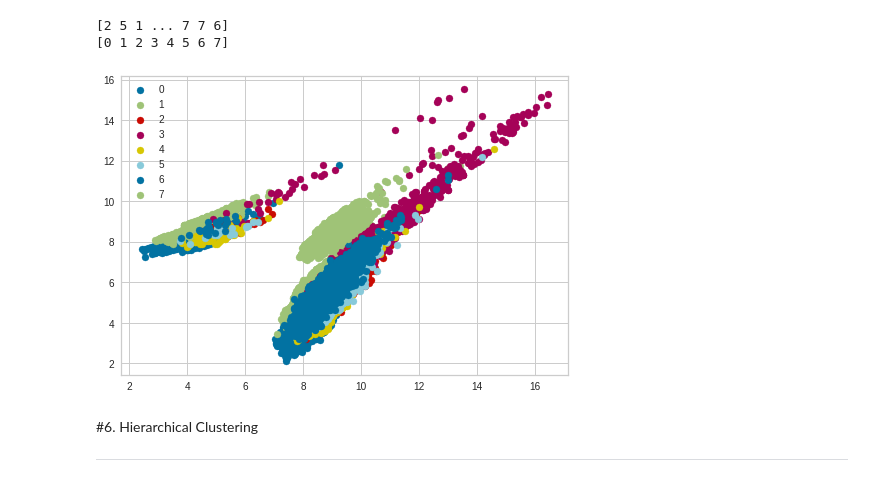
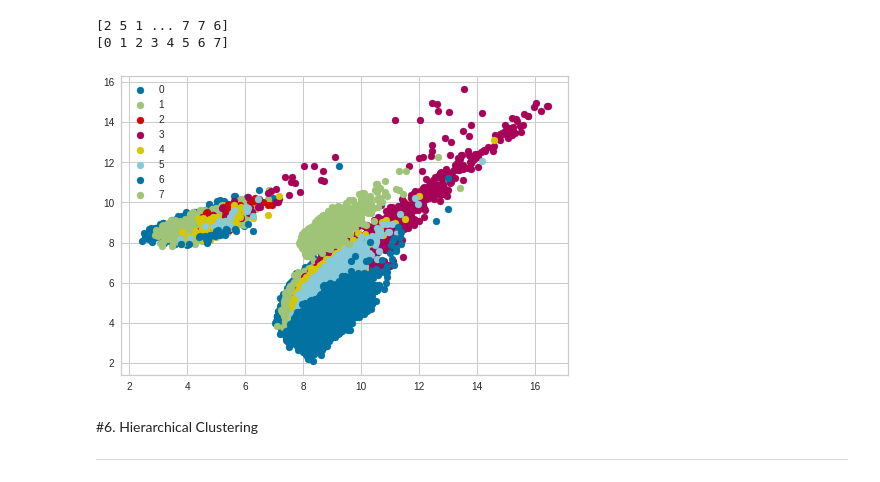
Before and after one commit to AliceKitchkin/Unsupervised-Machine-Learning, a Jupyter notebook: AirlinePassengerSatisfaction.ipynb, the cells around one changed output. Cells and saved outputs as stored; diff of their text form; code cells hidden in the pictures.

```diff
--- a/AirlinePassengerSatisfaction.ipynb
+++ b/AirlinePassengerSatisfaction.ipynb
@@ -634,11 +634,11 @@ print(u_labels)
 # %%
 #plotting the results:
 for i in u_labels:
-    plt.scatter(df[label == i , 1] , df[label == i , 2] , label = i)
+    plt.scatter(df[label == i , 1] , df[label == i , 3] , label = i)
 plt.legend()
 plt.show()
 # %% [output]
-[figure, old version]
+[figure, new version]
 # %% [markdown]
 #6. Hierarchical Clustering
 
```
